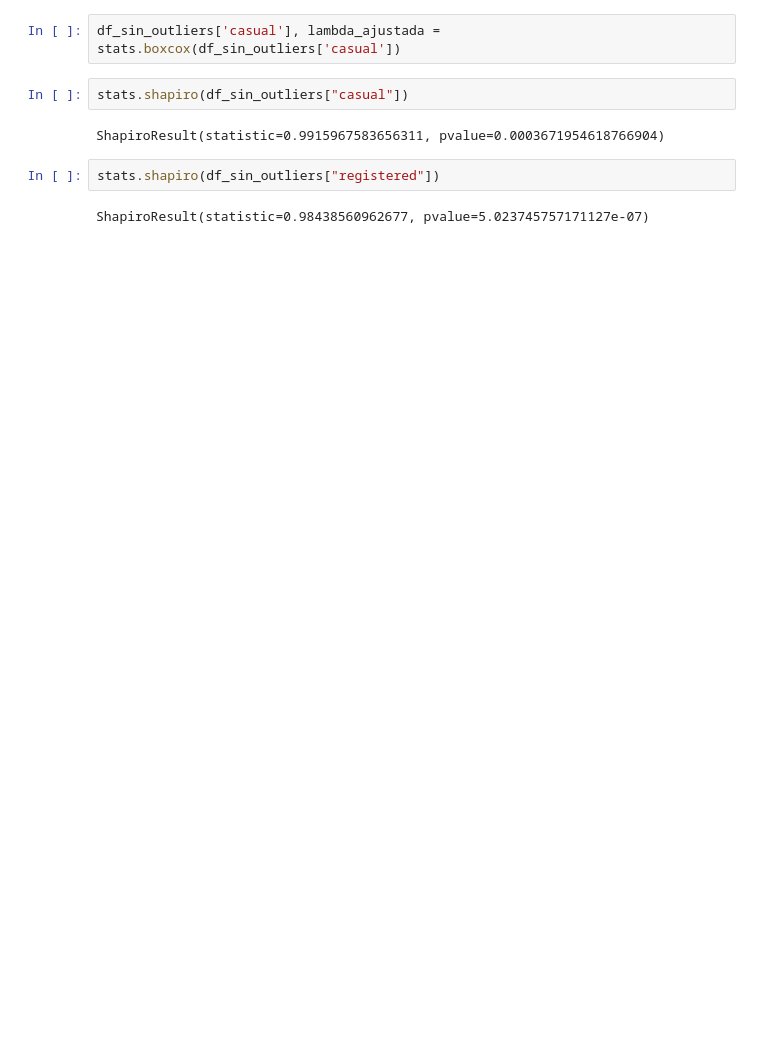
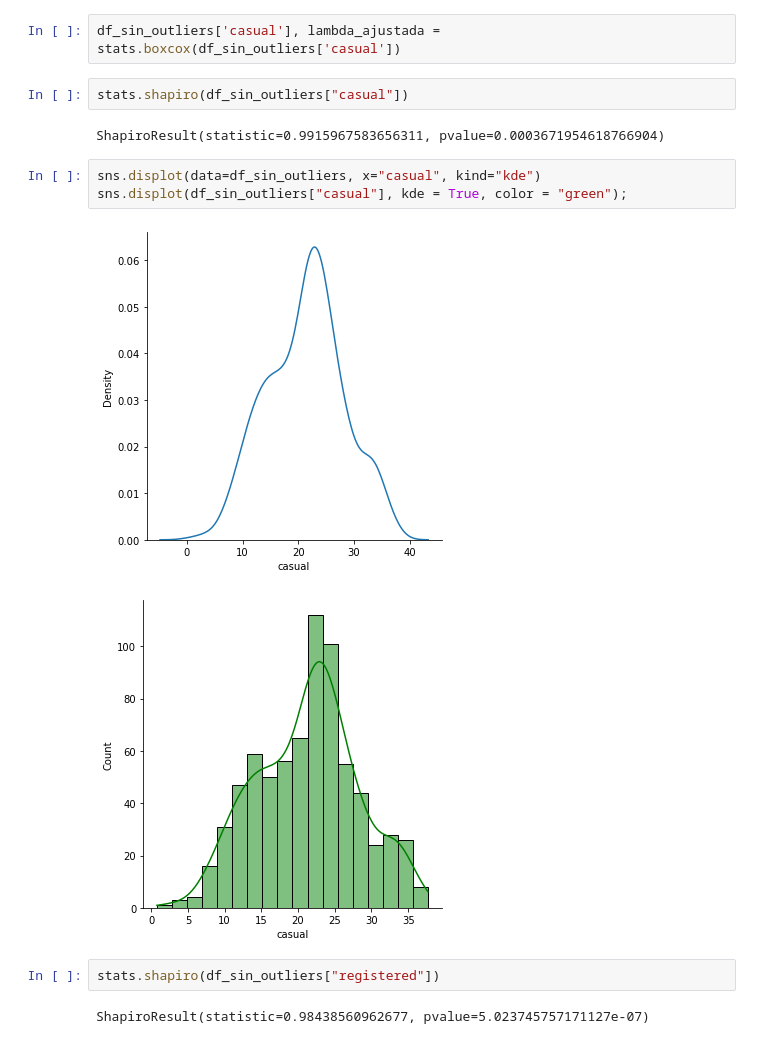
Before and after one commit to Adalab/project-da-promo-A-module-3-team-2, a Jupyter notebook: regresion_lineal_proyecto_bicicletas.ipynb, the cells around one changed output. Drawn from its saved outputs; the diff is of its cells as text; blank space fills up the shorter version.

```diff
--- a/regresion_lineal_proyecto_bicicletas.ipynb
+++ b/regresion_lineal_proyecto_bicicletas.ipynb
@@ -208,6 +214,12 @@ df_sin_outliers['casual'], lambda_ajustada = stats.boxcox(df_sin_outliers['casua
 stats.shapiro(df_sin_outliers["casual"])
 # %% [output]
 ShapiroResult(statistic=0.9915967583656311, pvalue=0.0003671954618766904)
+# %%
+sns.displot(data=df_sin_outliers, x="casual", kind="kde")
+sns.displot(df_sin_outliers["casual"], kde = True, color = "green");
+# %% [output]
+[figure, added]
+[figure, added]
 # %%
 stats.shapiro(df_sin_outliers["registered"])
 # %% [output]
```
Also changed, not shown: parts of 6 cells of this notebook.
